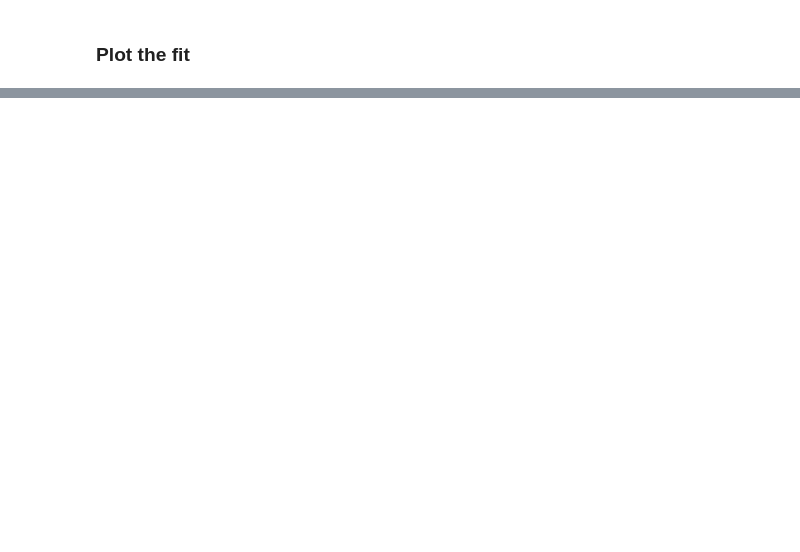
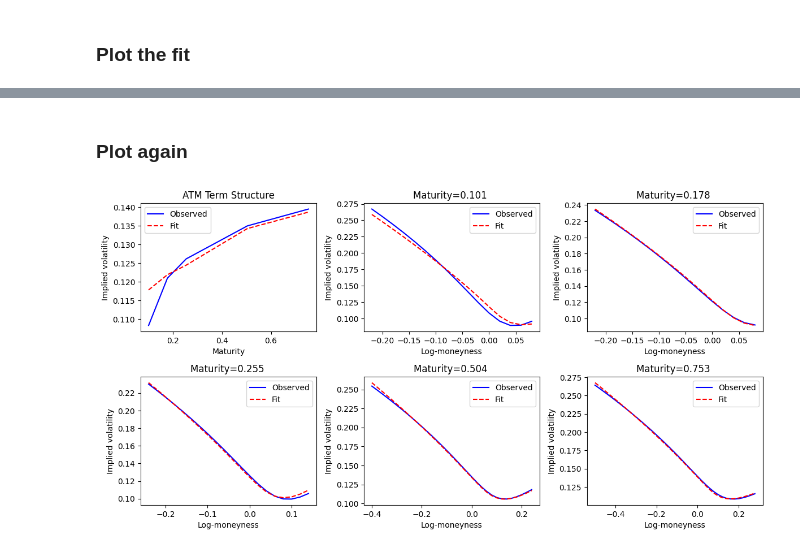
Before and after one commit to qatwalk/calibration, a Jupyter notebook: rbergomi/mkt_calibrate.ipynb, the cells around one changed output, grey strips where cells are left out. Drawn from its saved outputs; the diff is of its cells as text; code cells hidden in the pictures; blank space fills up the shorter version.

```diff
--- a/rbergomi/mkt_calibrate.ipynb
+++ b/rbergomi/mkt_calibrate.ipynb
@@ -153,0 +139,33 @@ plt.show()
+# %%
+# Choose a parameteric shape for the forward variance curve with two paramters:
+txi = model.Txi
+
+
+def param_full(x):
+    xi = x[4] + np.exp(-x[5] * txi) * (x[3] - x[4])
+    return np.concatenate((x[:3], xi))
+
+
+bounds = modelbounds[0:6]
+bounds[5] = [0, 10]  # Bounds for the decay parameter
+par0 = np.array([0.2, 1.6, -0.7, 0.02, 0.05, 5])
+
+
+# Define the error function:
+def err_fun(parEval):
+    return np.sum(
+        pow(
+            iv_obs
+            - model.Eval(param_full(parEval).reshape(-1, 1), k_obs, T_obs),
+            2,
+        )
+    )
+
+
+# Optimize:
+res = minimize(err_fun, par0, method="L-BFGS-B", bounds=bounds)
+print("Optimisation message: ", res.message)
+print(res.x)
+parCalib = param_full(res.x).reshape(-1, 1)
+
+print(parCalib.reshape(-1))
@@ -153,0 +180,7 @@ plt.show()
+# %% [markdown]
+### Plot again
+# %%
+# Print calibrated parameters:
+plot_fit(model, parCalib, k_obs, T_obs, iv_obs)
+# %% [output]
+[figure, added]
```
Also changed, not shown: parts of 13 cells of this notebook, 3 other files.
